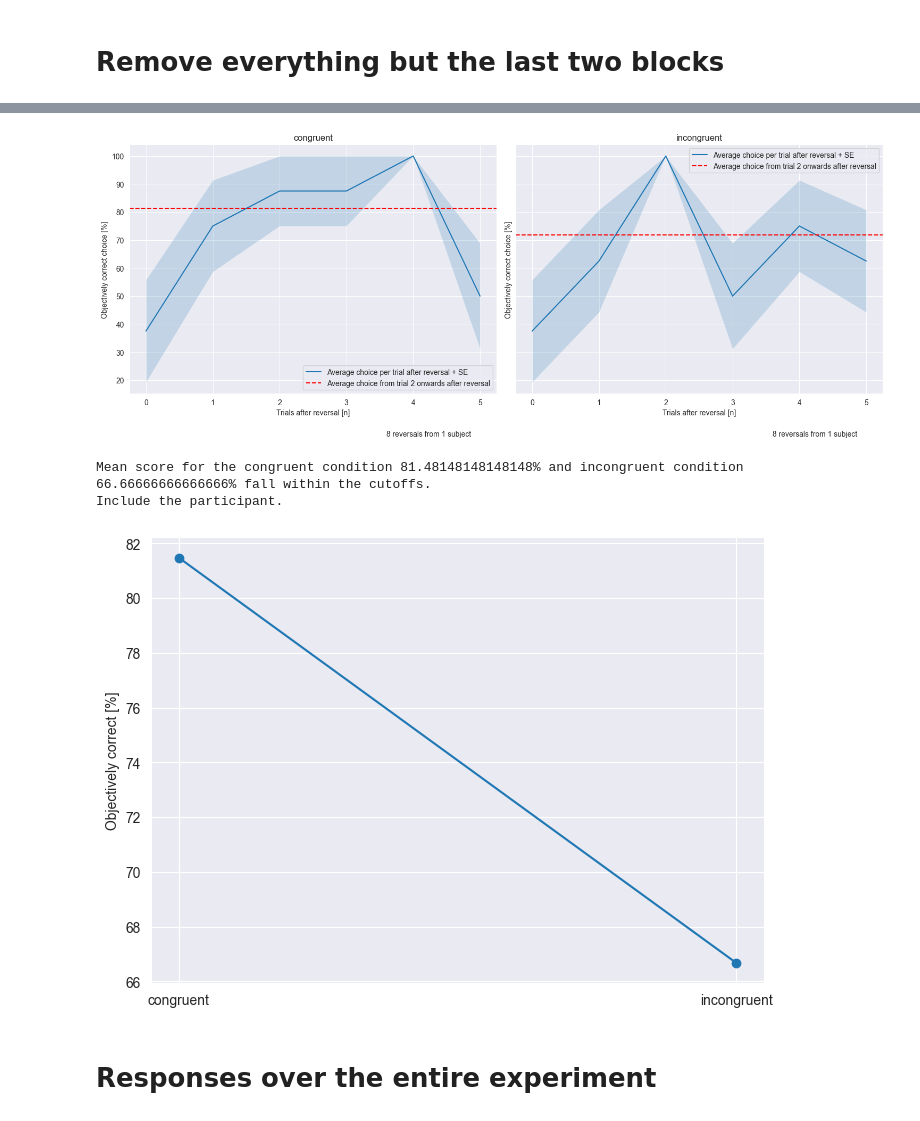
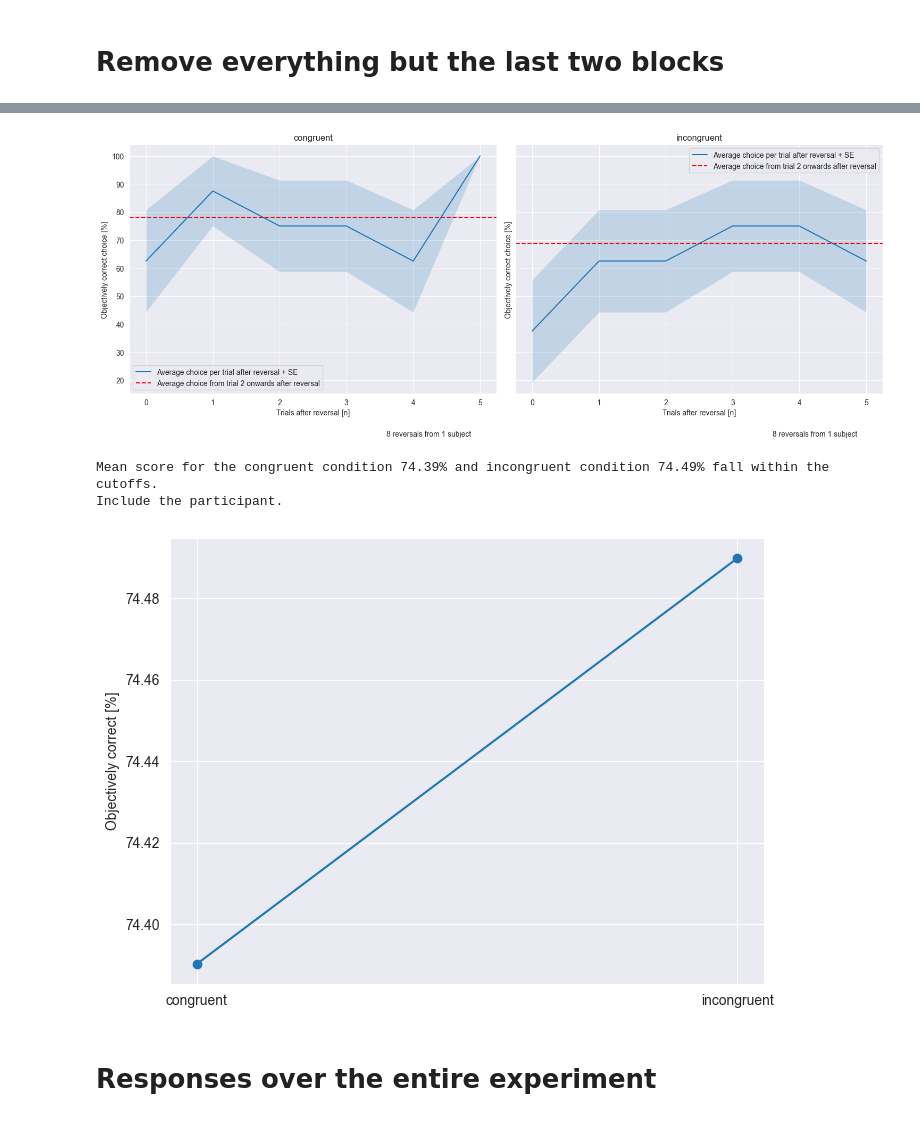
Before and after one commit to KTZ228/phd_1_analysis, a Jupyter notebook: analyses_behavioural/standard parameters/exclusion_check.ipynb, the cells around one changed output, grey strips where cells are left out. Cells and saved outputs as stored; diff of their text form; code cells hidden in the pictures.

```diff
--- a/analyses_behavioural/standard parameters/exclusion_check.ipynb
+++ b/analyses_behavioural/standard parameters/exclusion_check.ipynb
@@ -19,7 +19,7 @@ plot_range = [0, 6]
 
 # Loads the datapath, subject_id's and session numbers
 raw_output_path = '/Volumes/project/3025011.02/raw/'
-unique_subject_ids = [25]
+unique_subject_ids = [37]
 unique_sessions = [1]
 use_second_block = False
 
@@ -209,7 +209,7 @@ for i, congruency_type in enumerate(congruency_types):
 plt.tight_layout()
 plt.show()
 # %% [output]
-[figure, old version]
+[figure, new version]
 # %%
 # Remove first trials after a reversal
 last_blocks_results['time_since_reversal'] = (
@@ -226,44 +226,53 @@ congruent_score = list_1[0] * 100
 dataframe_2 = last_blocks_results[last_blocks_results['congruency'] == 'incongruent']
 dataframe_2 = dataframe_2.groupby(['subject_id', 'session'])['objectively_correct_boolean'].mean().reset_index()
 list_2 = dataframe_2['objectively_correct_boolean'].dropna().tolist()
 incongruent_score = list_2[0] * 100
 
 # Plot data
 fig, ax = plt.subplots(figsize=(7, 5))
 subject_data = pd.DataFrame.from_dict({'x': [1, 2], 'data': [congruent_score, incongruent_score]})
 plt.plot(subject_data['x'], subject_data['data'], marker='o')
 
 # Allocate labels to x- and y-axis
 plt.xticks(np.arange(1,3,1), ['congruent', 'incongruent'])  # Set text labels.
 plt.ylabel('Objectively correct [%]')
 plot_name = 'all_trials_objective_performance_congruency'
 
+# Make performance cutoffs asymmetrical
+if congruent_score >= incongruent_score:
+    highest_score = congruent_score
+    lowest_score = incongruent_score
+elif congruent_score < incongruent_score:
+    highest_score = incongruent_score
+    lowest_score = congruent_score
+
+# Calculate difference in cutoffs
+cutoff_opposite = 100 - highest_score + 10
+
 # Determine whether participant meets cutoff criteria
-cutoff_opposite = 100 - congruent_score + 10
-if congruent_score < 60:
-    print(f'Mean score for the congruent condition {congruent_score:.2f}% is below the 60% threshold.\n'
+if highest_score < 60:
+    print(f'Mean score for the highest condition {highest_score:.2f}% is below the 60% threshold.\n'
           'Exclude the participant.\n')
     participant_excluded = True
-elif incongruent_score < 40:
-    print(f'Mean score for the incongruent condition {incongruent_score:.2f}% is below the 40% threshold.\n'
+elif lowest_score < 40:
+    print(f'Mean score for the lowest condition {lowest_score:.2f}% is below the 40% threshold.\n'
           'Exclude the participant.\n')
     participant_excluded = True
-elif incongruent_score < cutoff_opposite:
-    print(f'Mean score for the incongruent condition {incongruent_score:.2f}% is below the threshold 100 - congruent score + 10 ({cutoff_opposite:.2f}%).\n'
+elif cutoff_score < cutoff_opposite:
+    print(f'Mean score for the lowest condition {lowest_score:.2f}% is below the threshold 100 - highest score + 10 ({cutoff_opposite:.2f}%).\n'
           'Exclude the participant.\n')
     participant_excluded = True
 else:
-    print(f'Mean score for the congruent condition {congruent_score}% and incongruent condition {incongruent_score}% fall within the cutoffs.\n'
+    print(f'Mean score for the congruent condition {congruent_score:.2f}% and incongruent condition {incongruent_score:.2f}% fall within the cutoffs.\n'
     'Include the participant.\n')
-    participant_excluded = False
 
 # Show plot
 plt.tight_layout()
 plt.show()
 # %% [output]
-Mean score for the congruent condition 81.48148148148148% and incongruent condition 66.66666666666666% fall within the cutoffs.
+Mean score for the congruent condition 74.39% and incongruent condition 74.49% fall within the cutoffs.
 Include the participant.
-[figure, old version]
+[figure, new version]
 # %% [markdown]
 # Responses over the entire experiment
 # %%
```
Also changed, not shown: parts of 15 cells of this notebook, 10 other files.
